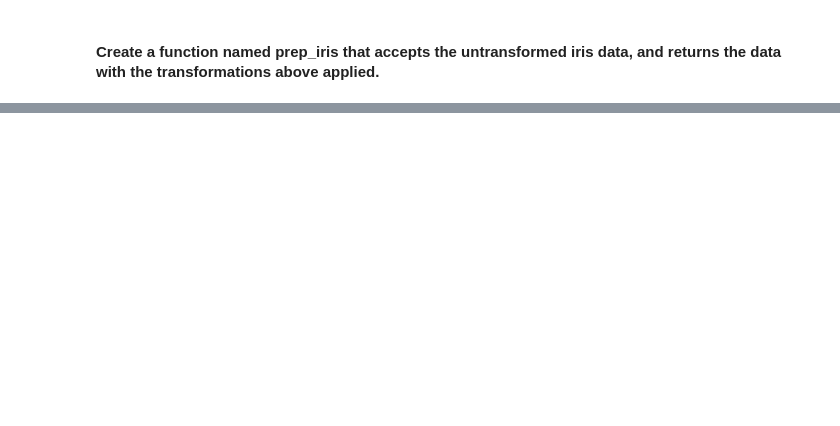
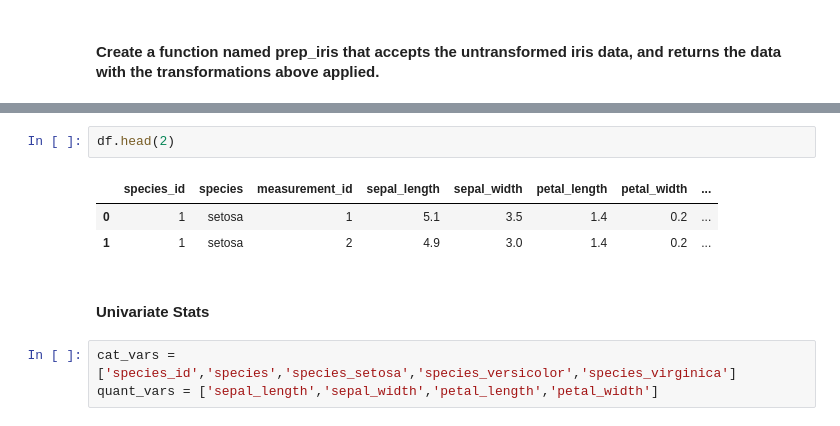
Before and after one commit to Joshua-C-Bryant/classification-exercises, a Jupyter notebook: classification_exercises.ipynb, the cells around one changed output, grey strips where cells are left out. Cells and saved outputs as stored; diff of their text form; blank space fills up the shorter version.

```diff
--- a/classification_exercises.ipynb
+++ b/classification_exercises.ipynb
@@ -419,0 +257,11 @@ def clean_data(df):
+# %%
+df.head(2)
+# %% [output]
+|  | species_id | species | measurement_id | sepal_length | sepal_width | petal_length | petal_width | ... |
+| 0 | 1 | setosa | 1 | 5.1 | 3.5 | 1.4 | 0.2 | ... |
+| 1 | 1 | setosa | 2 | 4.9 | 3.0 | 1.4 | 0.2 | ... |
+# %% [markdown]
+#### Univariate Stats
+# %%
+cat_vars = ['species_id','species','species_setosa','species_versicolor','species_virginica']
+quant_vars = ['sepal_length','sepal_width','petal_length','petal_width']
```
Also changed, not shown: parts of 36 cells of this notebook, 1 other file.
